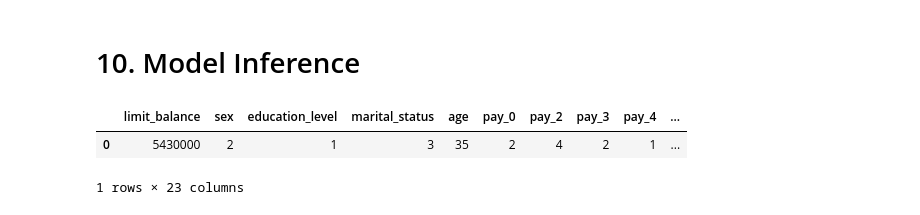
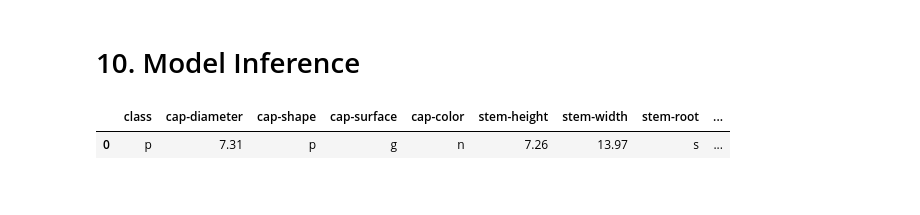
Before and after one commit to FTDS-assignment-bay/p1-ftds030-rmt-m2-wijayaa65, a Jupyter notebook: P1M2_Andryan_wijaya_inf.ipynb, the cells around one changed output. Saved outputs shown, nothing was run; the diff lists cells and outputs as text; code cells hidden in the pictures.

```diff
--- a/P1M2_Andryan_wijaya_inf.ipynb
+++ b/P1M2_Andryan_wijaya_inf.ipynb
@@ -19,37 +40,24 @@ with open('model_SVM.pkl', 'rb') as file_5:
-# %%
-#data test
-data_inf = {
-    'limit_balance' : 5430000,
-    'sex' : 2,
-    'education_level' : 1,
-    'marital_status' : 3,
-    'age' : 35,
-    'pay_0' : 2,
-    'pay_2' : 4,
-    'pay_3' : 2,
-    'pay_4' : 1,
-    'pay_5' : -1,
-    'pay_6' : -1,
-    'bill_amt_1' : 2231,
-    'bill_amt_2' : 1000,
-    'bill_amt_3' : 9000,
-    'bill_amt_4' : 4000,
-    'bill_amt_5' : 3000,
-    'bill_amt_6' : 6000,
-    'pay_amt_1' : 0,
-    'pay_amt_2' : 2000,
-    'pay_amt_3' : 1000,
-    'pay_amt_4' : 5000,
-    'pay_amt_5' : 3000,
-    'pay_amt_6' : 2000
-}
-
-data_inf = pd.DataFrame([data_inf])
-data_inf
-# %% [output]
-|  | limit_balance | sex | education_level | marital_status | age | pay_0 | pay_2 | pay_3 | pay_4 | ... |
-| 0 | 5430000 | 2 | 1 | 3 | 35 | 2 | 4 | 2 | 1 | ... |
-1 rows × 23 columns
+# %%
+#data test
+data_inf = {
+    'class':'p',
+    'cap-diameter':7.31,
+    'cap-shape':'p',
+    'cap-surface':'g',
+    'cap-color':'n',
+    'stem-height':7.26,
+    'stem-width':13.97,
+    'stem-root':'s',
+    'stem-surface':'y',
+    'habitat':'d',
+    'season':'u',
+}
+
+data_inf = pd.DataFrame([data_inf])
+data_inf
+# %% [output]
+|  | class | cap-diameter | cap-shape | cap-surface | cap-color | stem-height | stem-width | stem-root | ... |
+| 0 | p | 7.31 | p | g | n | 7.26 | 13.97 | s | ... |
 # %%
 #Split categorical and numerical
 data_inf_num = data_inf[list_num]
```
Also changed, not shown: parts of 7 cells of this notebook, 4 other files.
